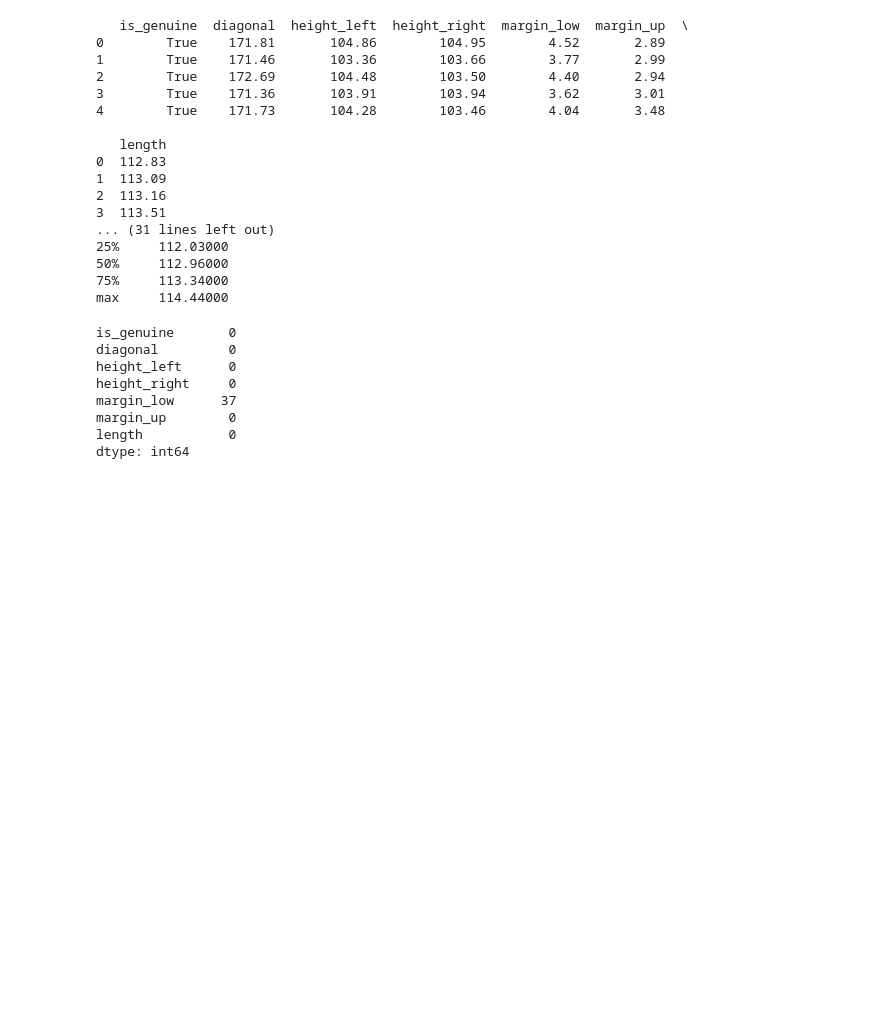
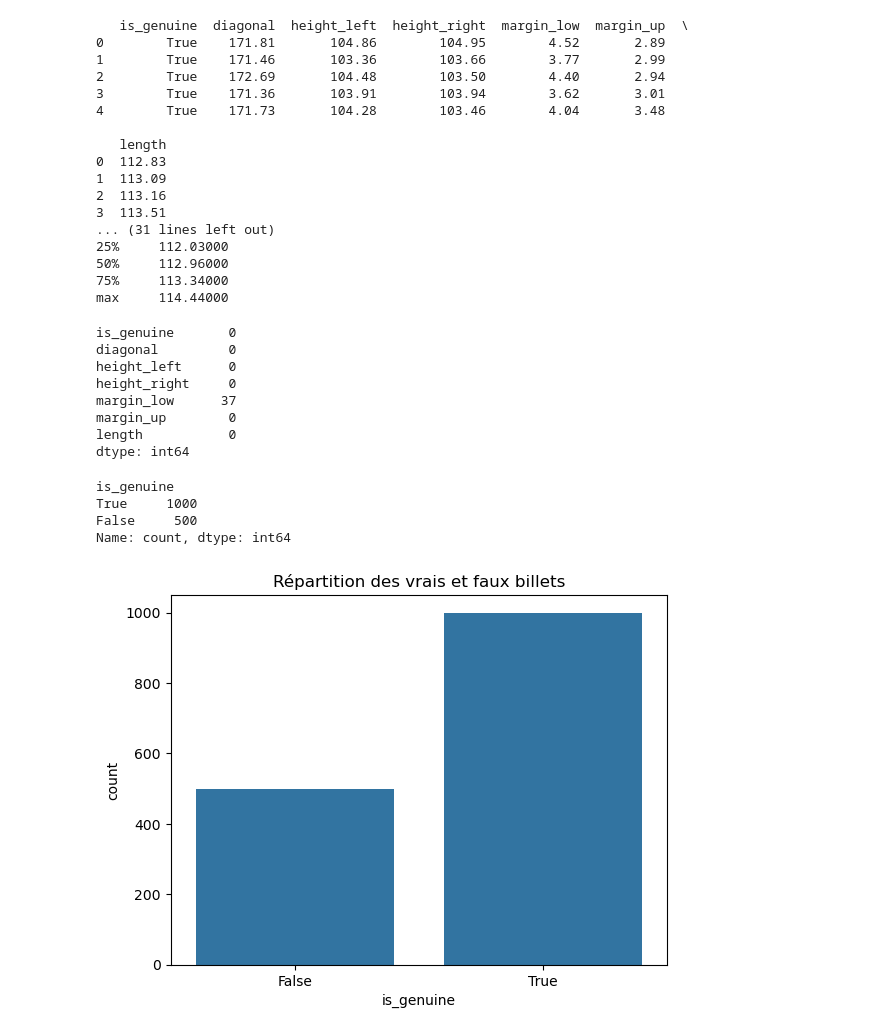
Before and after one commit to obenmaha/App-d-tection-faux-billet, a Jupyter notebook: Analyse notebook.ipynb, the cells around one changed output. Saved outputs shown, nothing was run; the diff lists cells and outputs as text; code cells hidden in the pictures; blank space fills up the shorter version.

```diff
--- a/Analyse notebook.ipynb
+++ b/Analyse notebook.ipynb
@@ -55,3 +55,14 @@ margin_low      37
 margin_up        0
 length           0
 dtype: int64
+# %%
+print(data['is_genuine'].value_counts())
+sns.countplot(x='is_genuine', data=data)
+plt.title("Répartition des vrais et faux billets")
+plt.show()
+# %% [output]
+is_genuine
+True     1000
+False     500
+Name: count, dtype: int64
+[figure, added]
```
Also changed, not shown: parts of 5 cells of this notebook.
